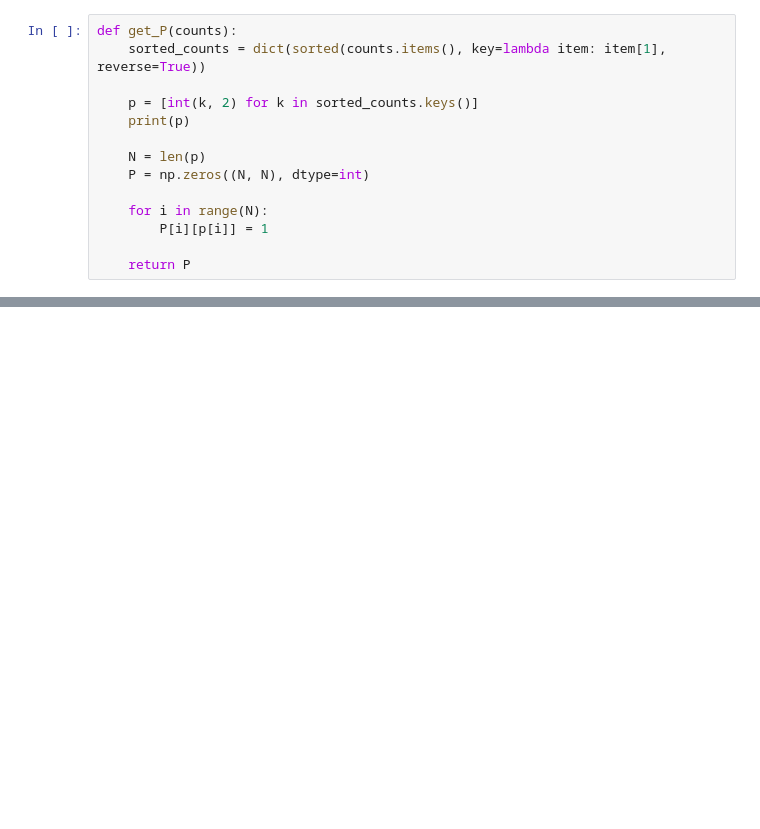
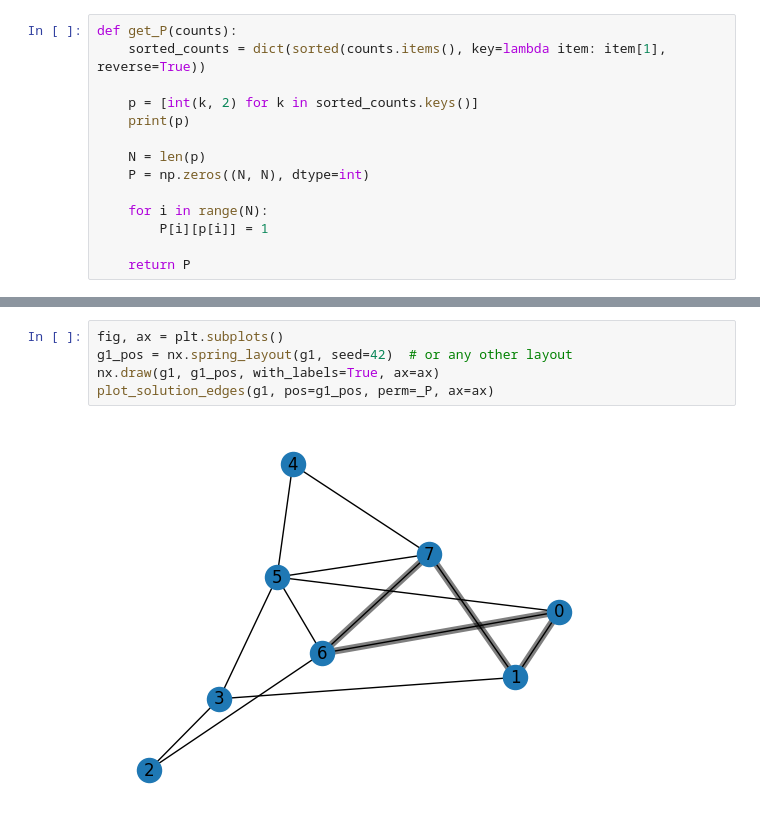
Before and after one commit to Barath-T/quantum-computing, a Jupyter notebook: isomorphism.ipynb, the cells around one changed output, grey strips where cells are left out. Drawn from its saved outputs; the diff is of its cells as text; blank space fills up the shorter version.

```diff
--- a/isomorphism.ipynb
+++ b/isomorphism.ipynb
@@ -379,0 +440,7 @@ plt.show()
+# %%
+fig, ax = plt.subplots()
+g1_pos = nx.spring_layout(g1, seed=42)  # or any other layout
+nx.draw(g1, g1_pos, with_labels=True, ax=ax)
+plot_solution_edges(g1, pos=g1_pos, perm=_P, ax=ax)
+# %% [output]
+[figure, added]
```
Also changed, not shown: parts of 15 cells of this notebook.
